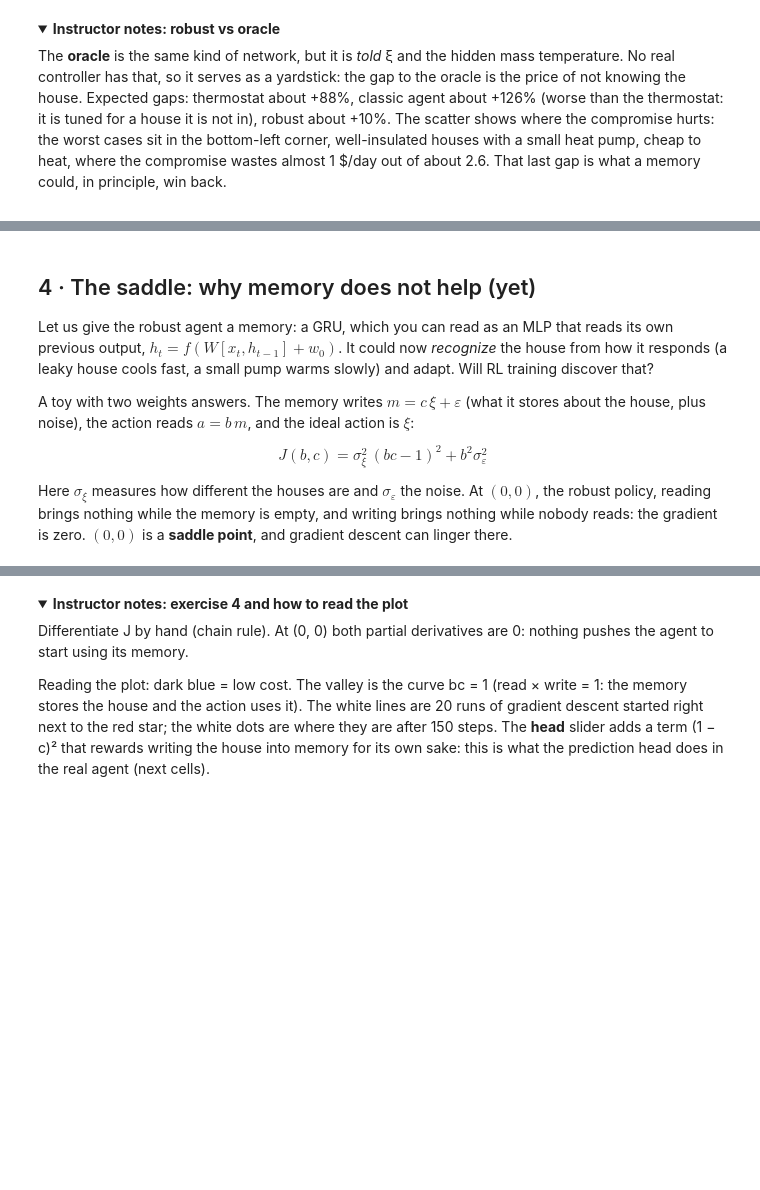
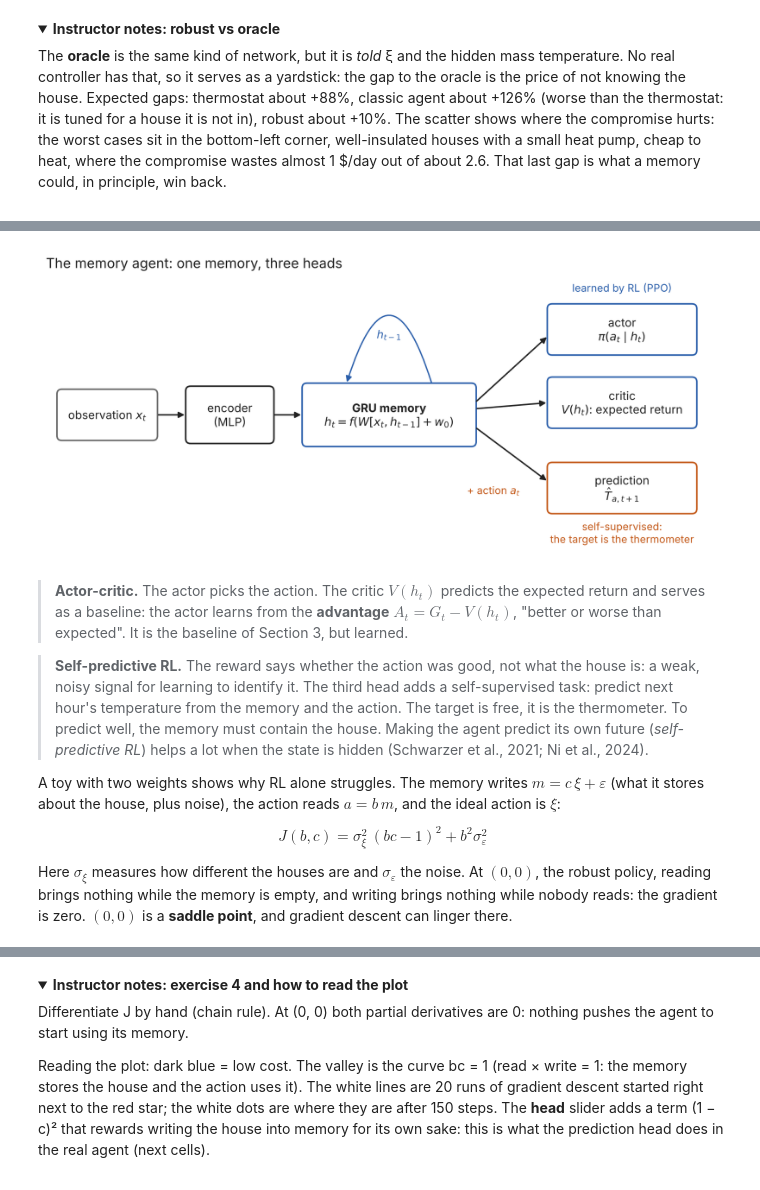
Before and after one commit to paabL/rl-hvac-lab, a Jupyter notebook: en/rl_lab_prototype_en_executed.ipynb, the cells around one changed output, grey strips where cells are left out. Saved outputs shown, nothing was run; the diff lists cells and outputs as text; code cells hidden in the pictures; folded sections open; blank space fills up the shorter version.

```diff
--- a/en/rl_lab_prototype_en_executed.ipynb
+++ b/en/rl_lab_prototype_en_executed.ipynb
@@ -258,9 +332,13 @@ The **oracle** is the same kind of network, but it is *told* ξ and the hidden m
+# %%
+agent_diagram("en"); plt.show()
+# %% [output]
+[figure, added]
 # %% [markdown]
-## 4 · The saddle: why memory does not help (yet)
+> **Actor-critic.** The actor picks the action. The critic $V(h_t)$ predicts the expected return and serves as a baseline: the actor learns from the **advantage** $A_t = G_t - V(h_t)$, "better or worse than expected". It is the baseline of Section 3, but learned.
 
-Let us give the robust agent a memory: a GRU, which you can read as an MLP that reads its own previous output, $h_t = f(W[x_t, h_{t-1}] + w_0)$. It could now *recognize* the house from how it responds (a leaky house cools fast, a small pump warms slowly) and adapt. Will RL training discover that?
+> **Self-predictive RL.** The reward says whether the action was good, not what the house is: a weak, noisy signal for learning to identify it. The third head adds a self-supervised task: predict next hour's temperature from the memory and the action. The target is free, it is the thermometer. To predict well, the memory must contain the house. Making the agent predict its own future (*self-predictive RL*) helps a lot when the state is hidden (Schwarzer et al., 2021; Ni et al., 2024).
 
-A toy with two weights answers. The memory writes $m = c\,\xi + \varepsilon$ (what it stores about the house, plus noise), the action reads $a = b\,m$, and the ideal action is $\xi$:
+A toy with two weights shows why RL alone struggles. The memory writes $m = c\,\xi + \varepsilon$ (what it stores about the house, plus noise), the action reads $a = b\,m$, and the ideal action is $\xi$:
 
 $$J(b, c) = \sigma_\xi^2\,(bc - 1)^2 + b^2 \sigma_\varepsilon^2$$
 
```
Also changed, not shown: parts of 31 cells of this notebook, 10 other files.
